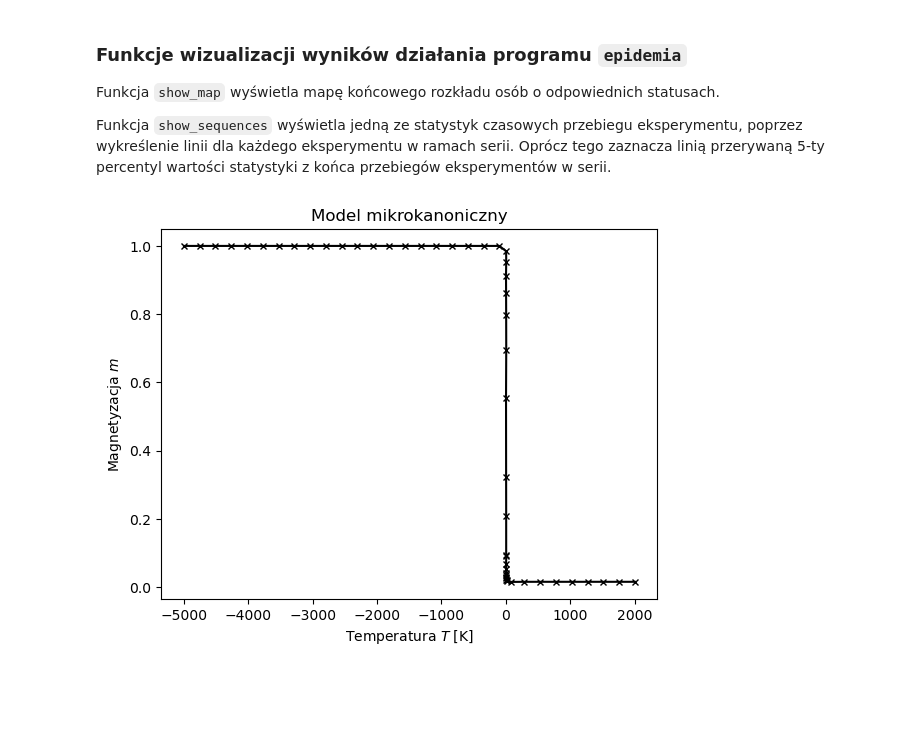
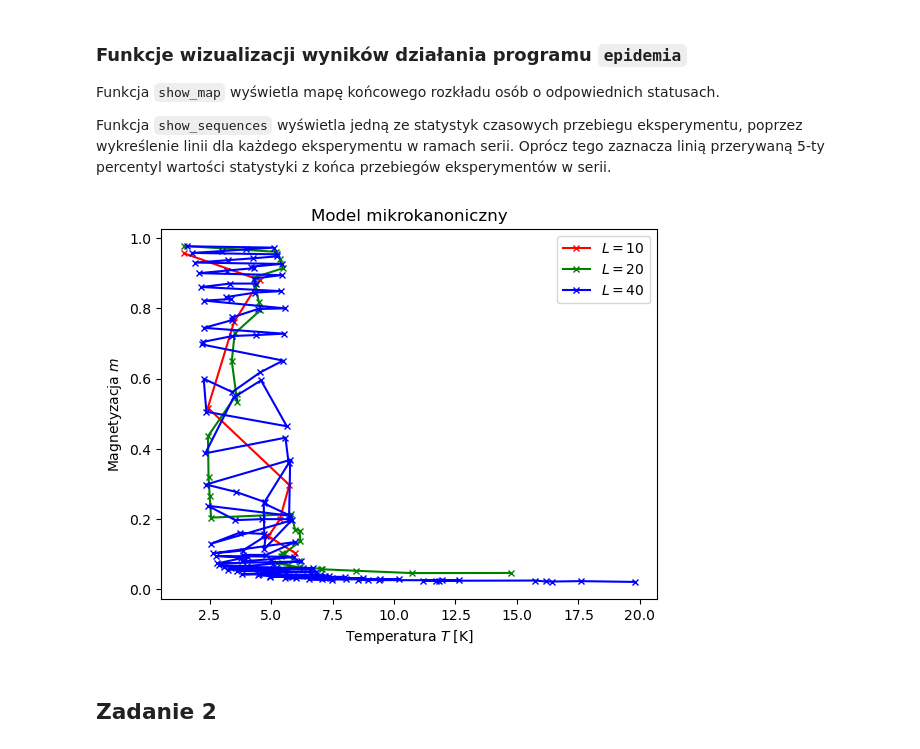
Before and after one commit to jostrzol/mmc, a Jupyter notebook: lab6/lab6.ipynb, the cells around one changed output. Cells and saved outputs as stored; diff of their text form; code cells hidden in the pictures; blank space fills up the shorter version.

```diff
--- a/lab6/lab6.ipynb
+++ b/lab6/lab6.ipynb
@@ -59,12 +59,19 @@ result = run_experiment()
 result
 # %% [output]
 ExperimentResult(system_energy_mean=-184.28, ghost_energy_mean=0.28, magnetization_mean=0.95714, temperature=1.46686)
-# %%
-SIDE = 50
-
-energies = np.linspace(-10_000, 2_000, 50, dtype=int)
-
-results = [run_experiment(side=SIDE, energy=energy) for energy in energies]
+# %%
+sides = [10, 20, 40]
+
+energy_sets = [
+    np.linspace(-184, -24, 8, dtype=int),
+    np.linspace(-768, -32, 32, dtype=int),
+    np.linspace(-3072, -128, 128, dtype=int),
+]
+
+result_sets = [
+    [run_experiment(side=side, energy=energy) for energy in energies]
+    for energies, side in zip(energy_sets, sides)
+]
 # %% [markdown]
 ### Funkcje wizualizacji wyników działania programu `epidemia`
 
@@ -74,13 +81,20 @@ Funkcja `show_sequences` wyświetla jedną ze statystyk czasowych przebiegu eksp
 # %%
 from matplotlib import pyplot as plt
 
-xs = [result.temperature for result in results]
-ys = [result.magnetization_mean for result in results]
+colors = ["r", "g", "b"]
 
-plt.plot(xs, ys, "kx-", markersize=5)
-plt.xlabel("Temperatura $T$ [K]")
-plt.ylabel("Magnetyzacja $m$")
-plt.title("Model mikrokanoniczny")
+for results, side, color in zip(result_sets, sides, colors):
+    xs = [result.temperature for result in results]
+    ys = [result.magnetization_mean for result in results]
+
+    plt.plot(xs, ys, f"{color}x-", markersize=5, label=f"$L={side}$")
+    plt.xlabel("Temperatura $T$ [K]")
+    plt.ylabel("Magnetyzacja $m$")
+    plt.title("Model mikrokanoniczny")
+
+plt.legend()
 plt.show()
 # %% [output]
-[figure, old version]
+[figure, new version]
+# %% [markdown]
+## Zadanie 2
```
Also changed, not shown: 3 other files.
